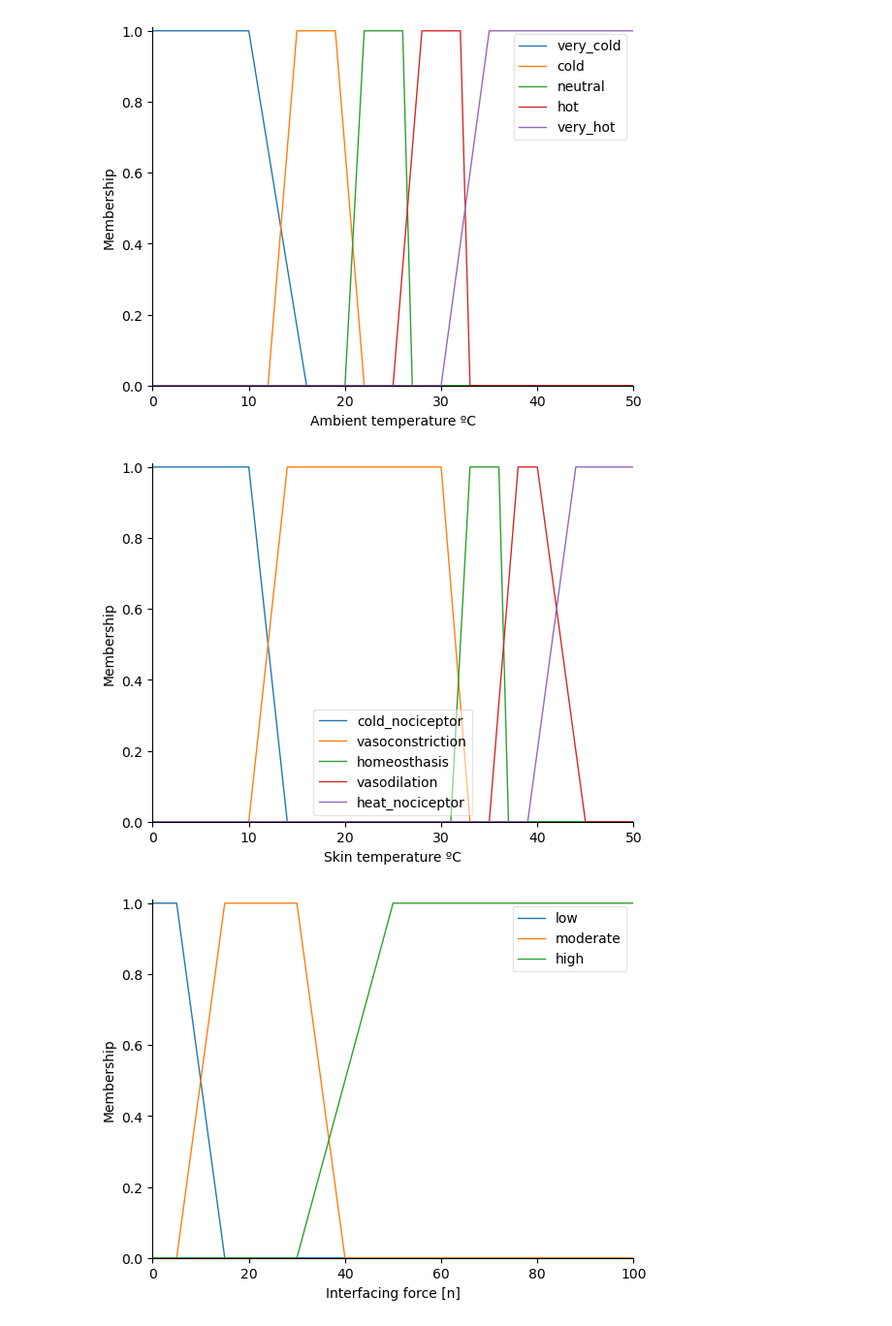
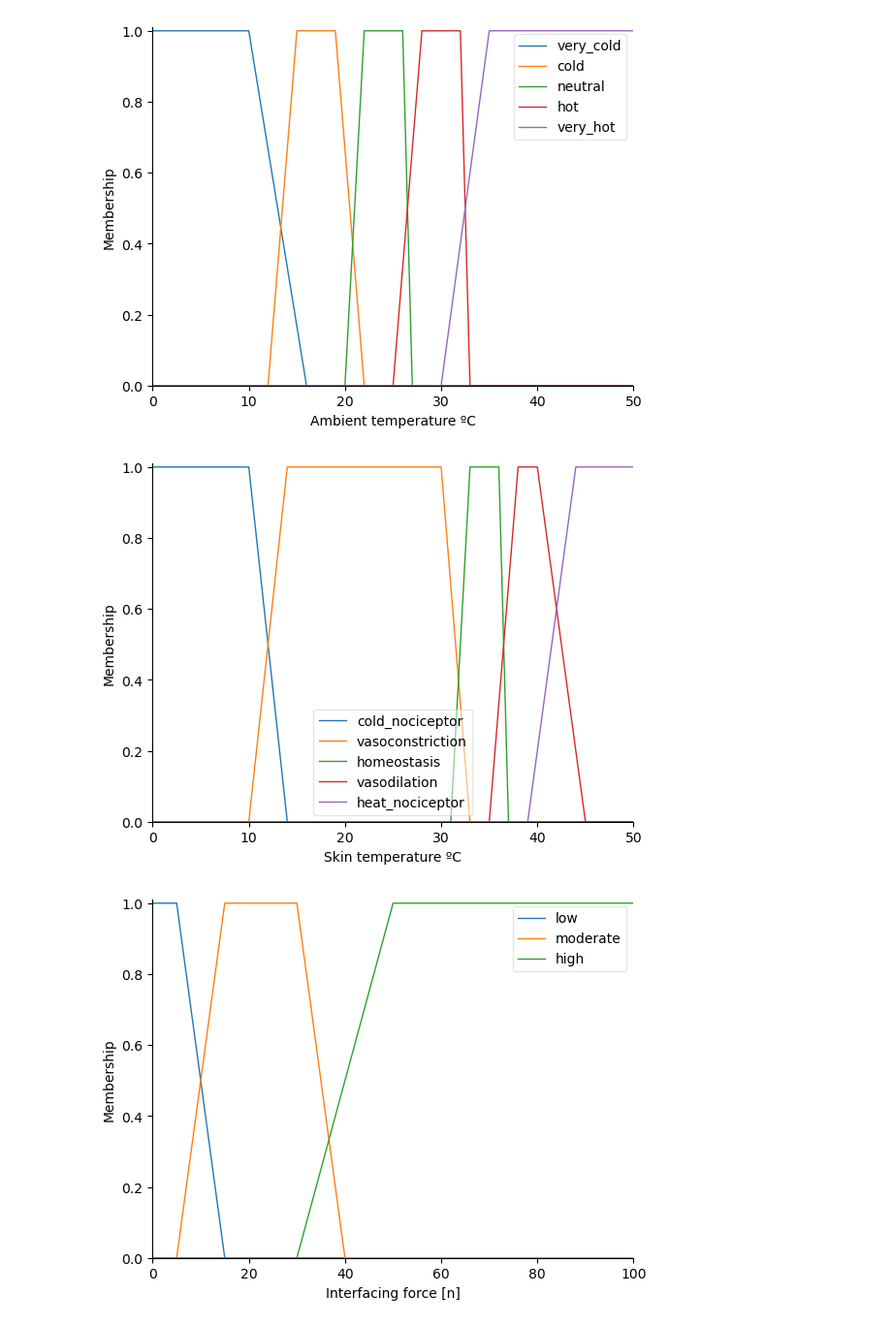
Before and after one commit to DanielProanoGuevara/Exo-sensing, a Jupyter notebook: Processing/ComfortFuzzy.ipynb, the cells around one changed output. Shown at 97% size. Cells and saved outputs as stored; diff of their text form; code cells hidden in the pictures.

```diff
--- a/Processing/ComfortFuzzy.ipynb
+++ b/Processing/ComfortFuzzy.ipynb
@@ -19,13 +19,13 @@ t_amb.view()
 # %%
 t_skin = ctrl.Antecedent(np.arange(0, 51, 1), 'Skin temperature ºC')
 t_skin['cold_nociceptor'] = fuzz.trapmf(t_skin.universe, [0,0,10,14])
 t_skin['vasoconstriction'] = fuzz.trapmf(t_skin.universe, [10,14,30,33])
-t_skin['homeosthasis'] = fuzz.trapmf(t_skin.universe, [31,33,36,37])
+t_skin['homeostasis'] = fuzz.trapmf(t_skin.universe, [31,33,36,37])
 t_skin['vasodilation'] = fuzz.trapmf(t_skin.universe, [35,38,40,45])
 t_skin['heat_nociceptor'] = fuzz.trapmf(t_skin.universe, [39,44,50,50])
 t_skin.view()
 # %% [output]
-[figure, old version]
+[figure, new version]
 # %%
 force = ctrl.Antecedent(np.arange(0, 101, 1), 'Interfacing force [n]')
 force['low'] = fuzz.trapmf(force.universe, [0,0,5,15])
```
Also changed, not shown: parts of 4 cells of this notebook, 5 other files.
